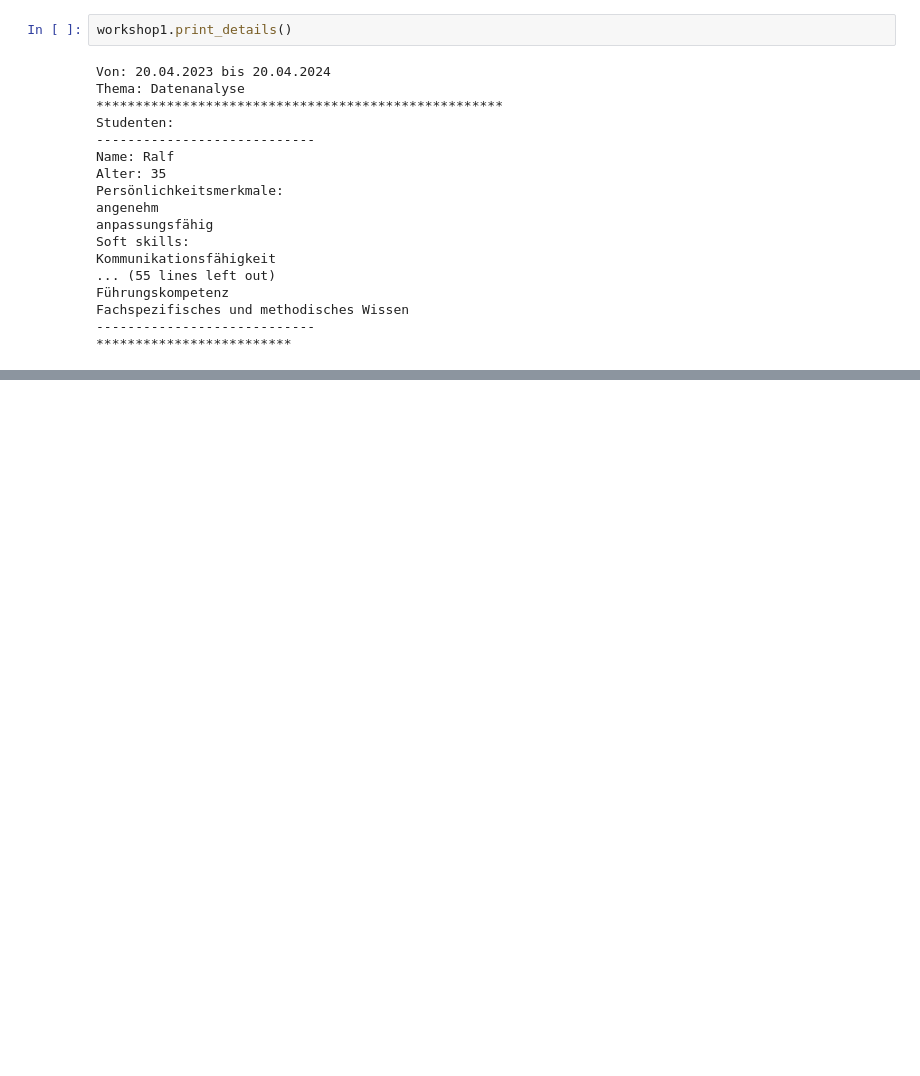
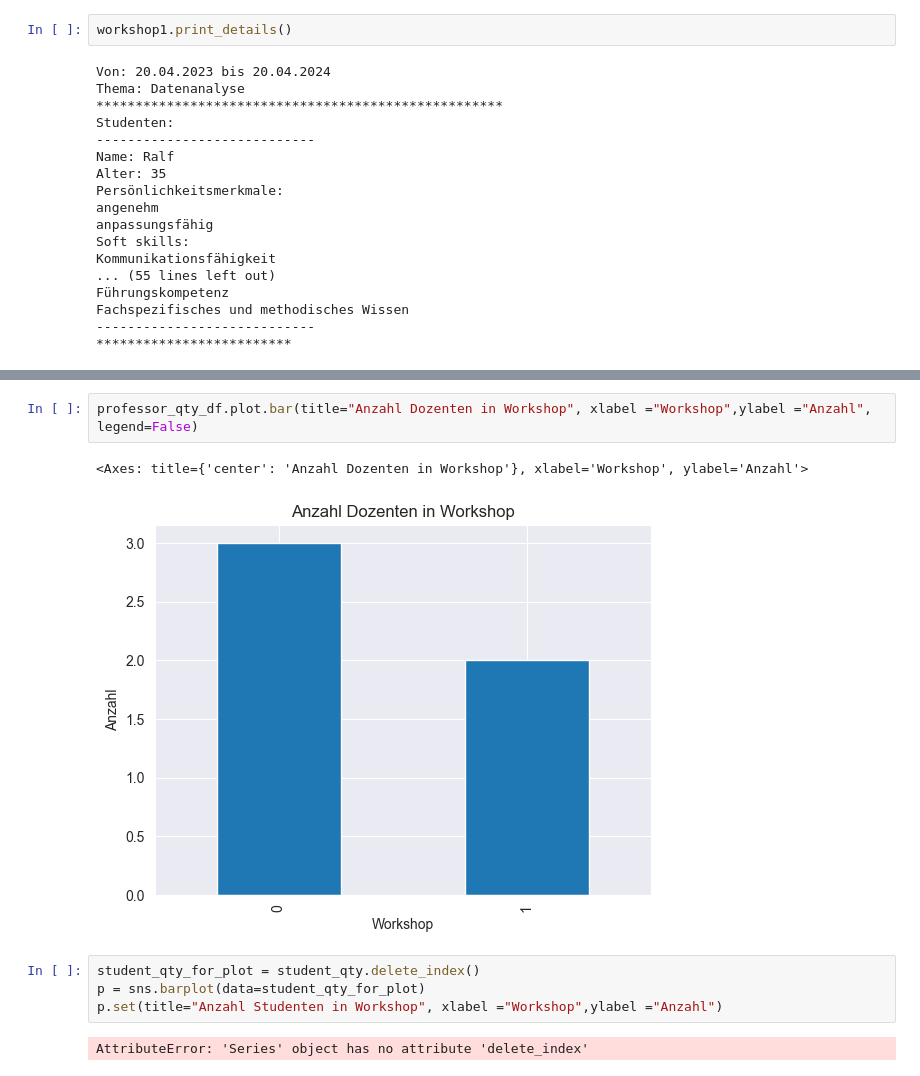
Before and after one commit to StefanDataCraft/praxisprojektgruppe, a Jupyter notebook: src/presentation.ipynb, the cells around one changed output, grey strips where cells are left out. Drawn from its saved outputs; the diff is of its cells as text; blank space fills up the shorter version.

```diff
--- a/src/presentation.ipynb
+++ b/src/presentation.ipynb
@@ -158,0 +160,11 @@ professor_qty.plot.bar()
+# %%
+professor_qty_df.plot.bar(title="Anzahl Dozenten in Workshop", xlabel ="Workshop",ylabel ="Anzahl", legend=False)
+# %% [output]
+<Axes: title={'center': 'Anzahl Dozenten in Workshop'}, xlabel='Workshop', ylabel='Anzahl'>
+[figure, added]
+# %%
+student_qty_for_plot = student_qty.delete_index()
+p = sns.barplot(data=student_qty_for_plot)
+p.set(title="Anzahl Studenten in Workshop", xlabel ="Workshop",ylabel ="Anzahl")
+# %% [output]
+AttributeError: 'Series' object has no attribute 'delete_index'
```
Also changed, not shown: parts of 9 cells of this notebook.
